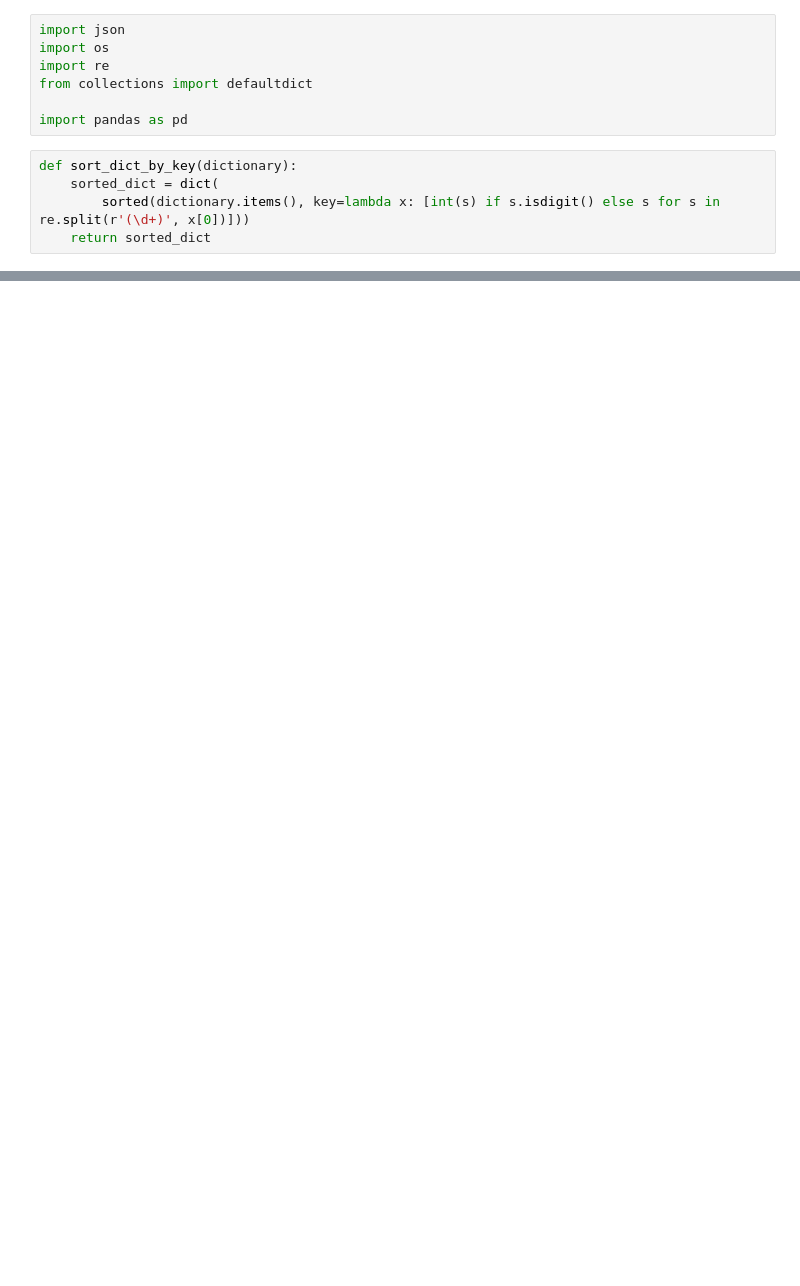
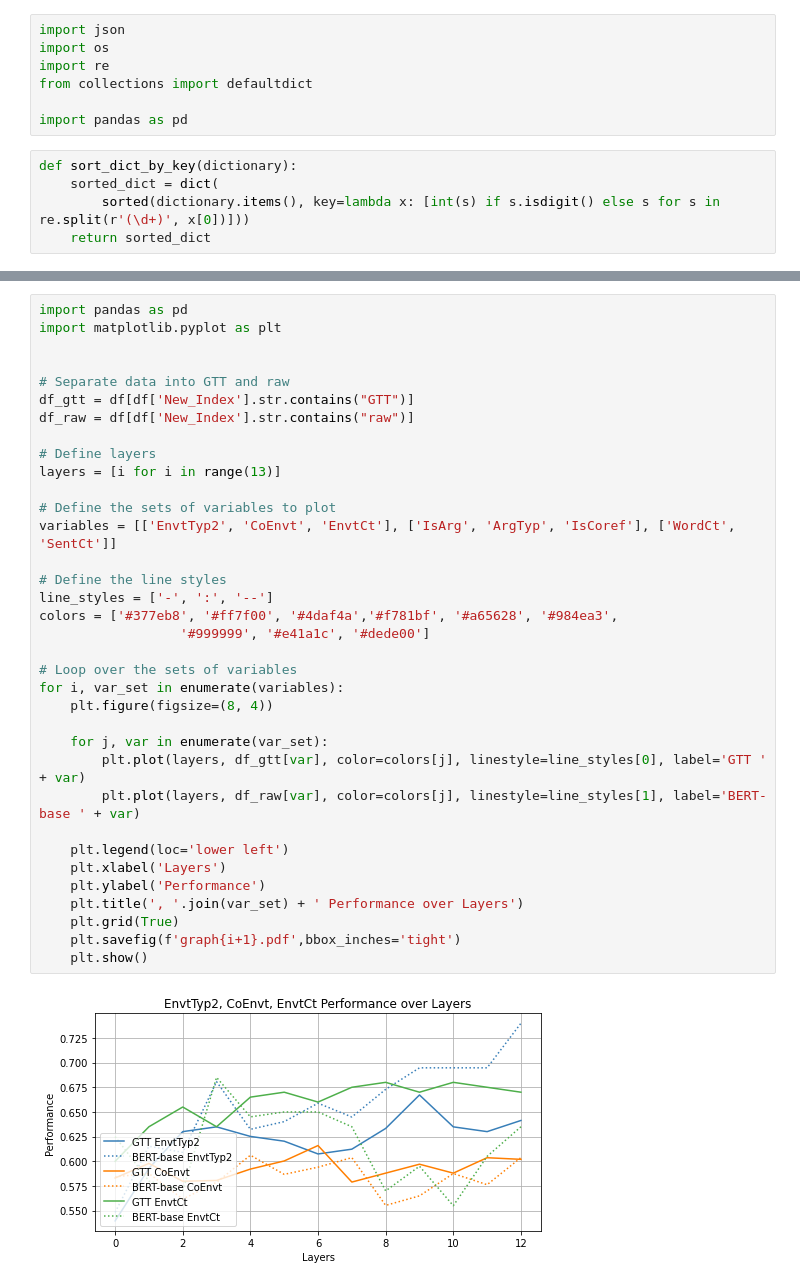
Before and after one commit to GithuBarry/DocIE-Probing, a Jupyter notebook: Probing/Code/data_analysis.ipynb, the cells around one changed output, grey strips where cells are left out. Cells and saved outputs as stored; diff of their text form; blank space fills up the shorter version.

```diff
--- a/Probing/Code/data_analysis.ipynb
+++ b/Probing/Code/data_analysis.ipynb
@@ -226,0 +532,37 @@ for test_name in test_names:
+# %%
+import pandas as pd
+import matplotlib.pyplot as plt
+
+
+# Separate data into GTT and raw
+df_gtt = df[df['New_Index'].str.contains("GTT")]
+df_raw = df[df['New_Index'].str.contains("raw")]
+
+# Define layers
+layers = [i for i in range(13)]
+
+# Define the sets of variables to plot
+variables = [['EnvtTyp2', 'CoEnvt', 'EnvtCt'], ['IsArg', 'ArgTyp', 'IsCoref'], ['WordCt', 'SentCt']]
+
+# Define the line styles
+line_styles = ['-', ':', '--']
+colors = ['#377eb8', '#ff7f00', '#4daf4a','#f781bf', '#a65628', '#984ea3',
+                  '#999999', '#e41a1c', '#dede00']
+
+# Loop over the sets of variables
+for i, var_set in enumerate(variables):
+    plt.figure(figsize=(8, 4))
+
+    for j, var in enumerate(var_set):
+        plt.plot(layers, df_gtt[var], color=colors[j], linestyle=line_styles[0], label='GTT ' + var)
+        plt.plot(layers, df_raw[var], color=colors[j], linestyle=line_styles[1], label='BERT-base ' + var)
+
+    plt.legend(loc='lower left')
+    plt.xlabel('Layers')
+    plt.ylabel('Performance')
+    plt.title(', '.join(var_set) + ' Performance over Layers')
+    plt.grid(True)
+    plt.savefig(f'graph{i+1}.pdf',bbox_inches='tight')
+    plt.show()
+# %% [output]
+[figure, added]
```
Also changed, not shown: parts of 22 cells of this notebook, 26 other files.
